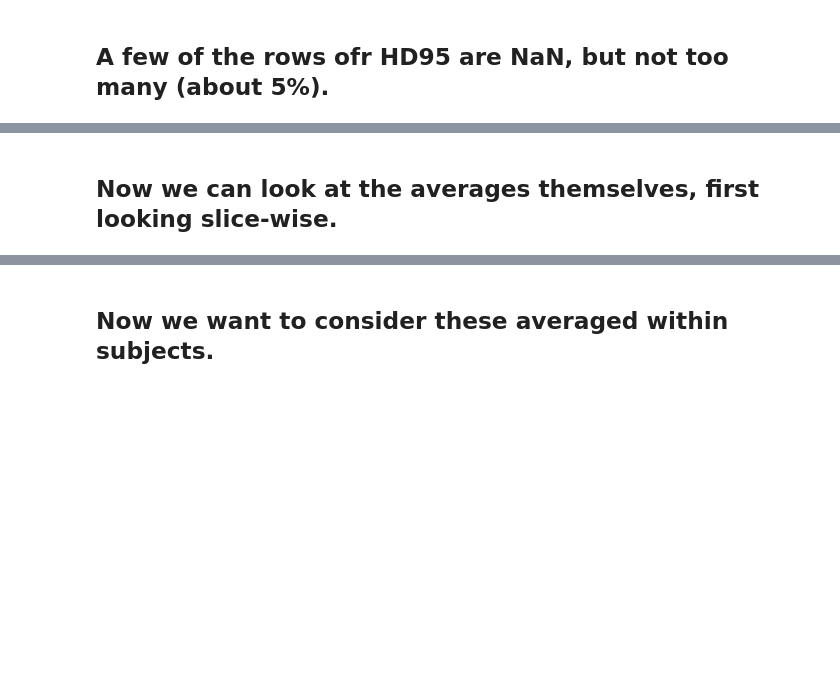
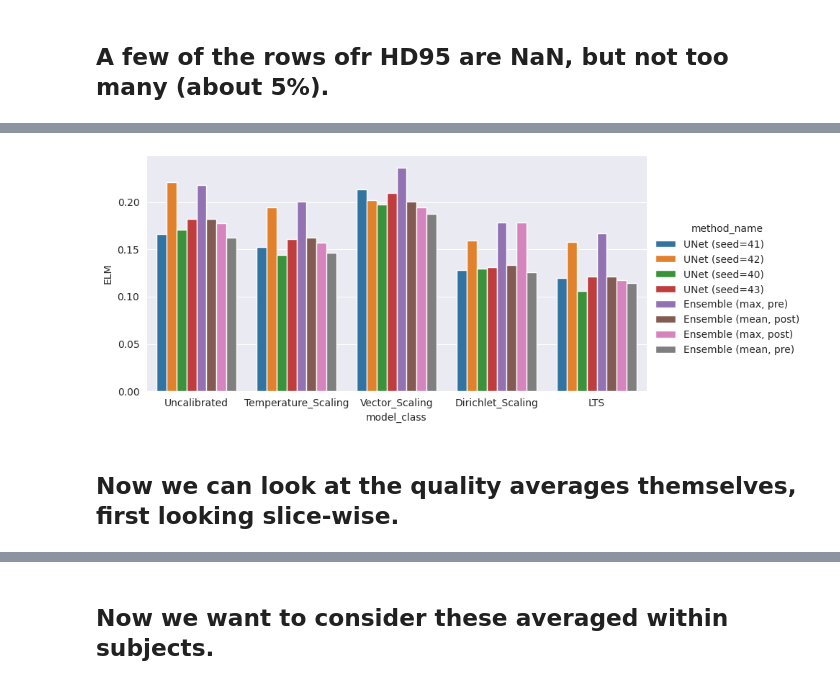
Before and after one commit to VictorButoi/ESE, a Jupyter notebook: notebooks/results_analysis/wmh_results.ipynb, the cells around one changed output, grey strips where cells are left out. Drawn from its saved outputs; the diff is of its cells as text; code cells hidden in the pictures; blank space fills up the shorter version.

```diff
--- a/notebooks/results_analysis/wmh_results.ipynb
+++ b/notebooks/results_analysis/wmh_results.ipynb
@@ -133,5 +194,17 @@ image_info_df.augment(configuration)
+# %%
+g = sns.catplot(
+    data=image_info_df,
+    x="model_class",
+    y="ELM",
+    hue="method_name",
+    kind="bar",
+    height=4,
+    aspect=2
+)
+# %% [output]
+[figure, added]
 # %% [markdown]
-## Now we can look at the averages themselves, first looking slice-wise.
+## Now we can look at the quality averages themselves, first looking slice-wise.
 # %%
 # table_df = image_info_df.groupby(["method_name", "model_class", "qual_metric", "ensemble"])['qual_score'].mean().reset_index()
 dice_table = image_info_df[image_info_df["qual_metric"] == "Dice"]
```
Also changed, not shown: parts of 14 cells of this notebook, 1 other file.
